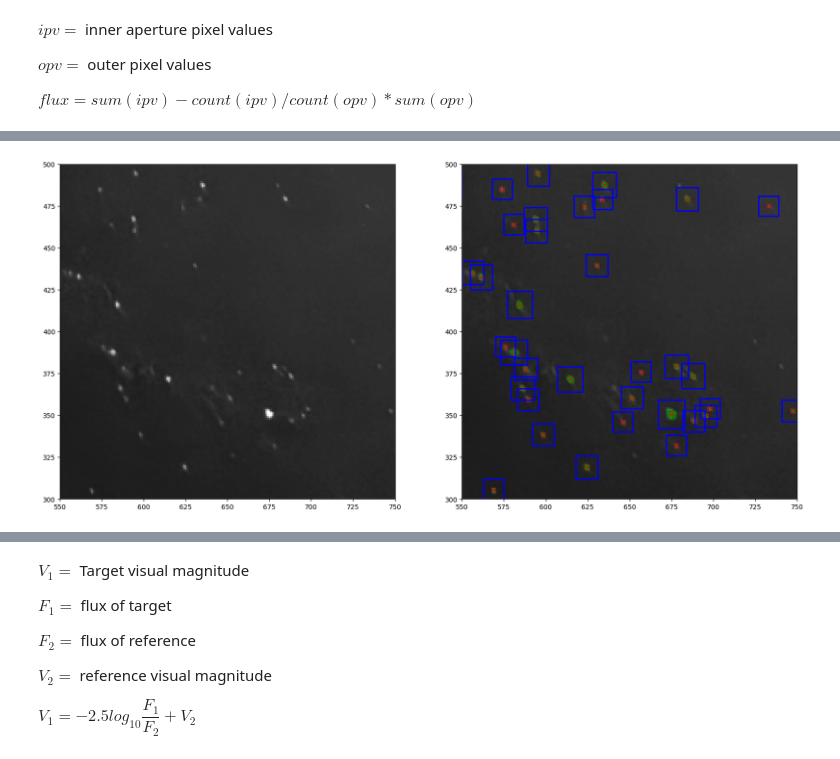
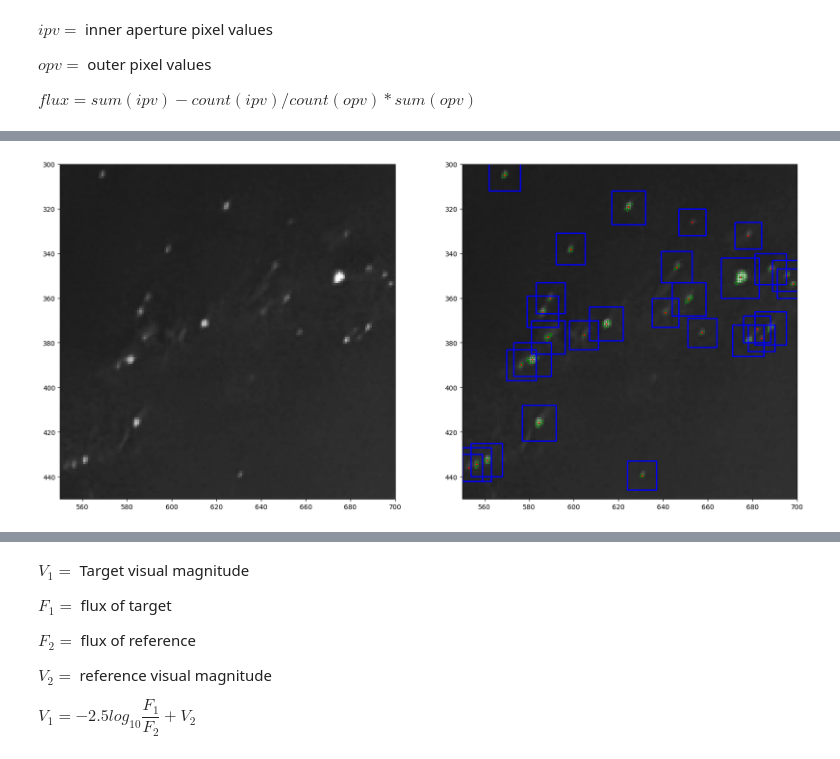
Before and after one commit to emilycardwell/find-my-star, a Jupyter notebook: testing.ipynb, the cells around one changed output, grey strips where cells are left out. Saved outputs shown, nothing was run; the diff lists cells and outputs as text; code cells hidden in the pictures.

```diff
--- a/testing.ipynb
+++ b/testing.ipynb
@@ -332,18 +360,20 @@ $opv = $ outer pixel values
 $flux = sum(ipv) - count(ipv)/count(opv) * sum(opv)$
 # %%
 # calculate flux of stars/objects
+# for outer aperture pixels that contain other stars, use a mean value of the other pixels
 
 cents, aps = all_centroids.keys(), all_centroids.values()
 centroids = pd.DataFrame(cents).rename(columns={0: 'x', 1: 'y'})
+
 inner_apertures = [(idx, c1[0], c1[1]) for idx, c in enumerate(aps) for c1 in c]
 ia_df = pd.DataFrame(inner_apertures).rename(columns={0: 'star idx', 1: 'x', 2: 'y'})
 
+all_coords = set([]) | set(cents) | set((c1[0], c1[1]) for c in aps for c1 in c)
 inner_cords2 = [[c1 for c1 in c] for c in aps]
 
 b = 6
 ap_min_max = [[*np.min(c, axis=0), *np.max(c, axis=0)] for c in inner_cords2]
 outer_aps = []
-ap_values = []
 fluxes = []
 for c in inner_cords2:
     inner_vals = [int(test_grey[y, x]) for (x, y) in c]
@@ -352,10 +382,19 @@ for c in inner_cords2:
     outer_aps.append([(x_min, y_min), (x_min, y_max), (x_max, y_max), (x_max, y_min), (x_min, y_min)])
     outer_xs = range(x_min, x_max + 1)
     outer_ys = range(y_min, y_max + 1)
-    outer_vals = [int(test_grey[y, x]) for x in outer_xs for y in outer_ys]
+    outer_vals = []
+    st_vals = 0
+    for x, y in product(outer_xs, outer_ys):
+        if (x, y) not in all_coords:
+            outer_vals.append(int(test_grey[y, x]))
+        else:
+            st_vals += 1
+    if st_vals > 0:
+        mean_outer = int(np.mean(outer_vals))
+        outer_vals.extend([mean_outer] * st_vals)
     f = np.round(sum(inner_vals) - len(inner_vals)/len(outer_vals) * sum(outer_vals), 2)
     fluxes.append(f)
 
 centroids['flux'] = fluxes
-centroids
+centroids['flux'].describe()
 # %% [output]
@@ -375,15 +410,16 @@ centroids
 # %%
+# show sample of centroids and apertures
 fig, ax = plt.subplots(1, 2, figsize=(20,10))
 ax[0].imshow(test_grey, cmap="gray")
-ax[0].set_xlim(550, 750)
-ax[0].set_ylim(300, 500)
+ax[0].set_xlim(550, 700)
+ax[0].set_ylim(450, 300)
 
 ax[1].imshow(test_grey, cmap="gray")
-ax[1].plot(ia_df.x, ia_df.y, 'xg', markersize=5)
-ax[1].plot(centroids.x, centroids.y, 'xr', markersize=7)
+ax[1].plot(ia_df.x, ia_df.y, 'xg', markersize=2)
+ax[1].plot(centroids.x, centroids.y, 'xr', markersize=2)
 ax[1].add_collection(LineCollection(outer_aps, colors='b', linewidths=2))
-ax[1].set_xlim(550, 750)
-ax[1].set_ylim(300, 500)
+ax[1].set_xlim(550, 700)
+ax[1].set_ylim(450, 300)
 plt.show()
 # %% [output]
-[figure, old version]
+[figure, new version]
```
Also changed, not shown: parts of 17 cells of this notebook.
